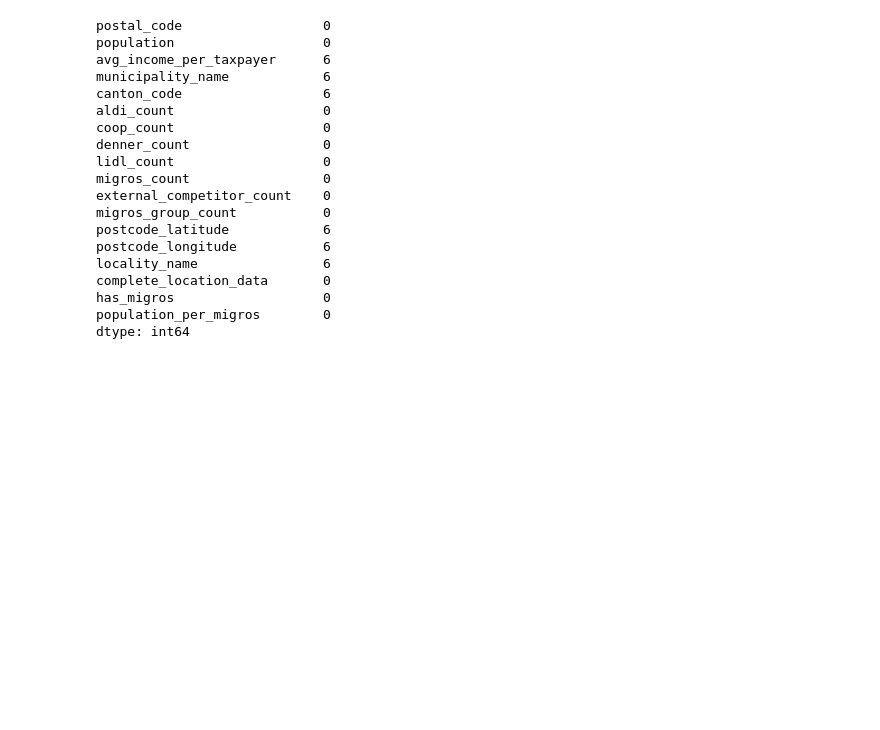
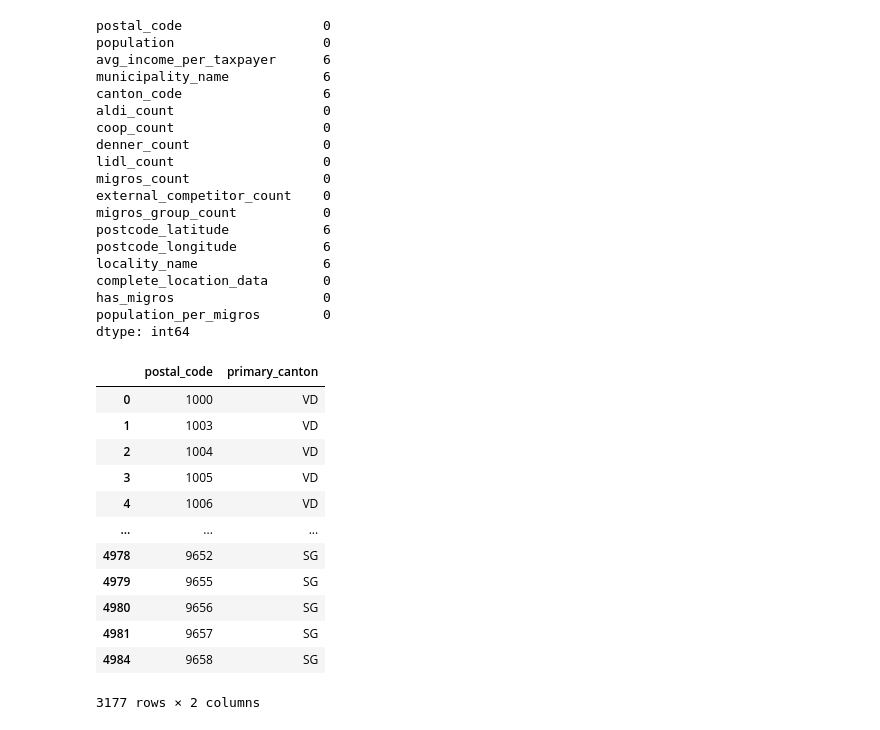
Before and after one commit to laravich/migros-store-location-analysis, a Jupyter notebook: 06_data_integration.ipynb, the cells around one changed output. Saved outputs shown, nothing was run; the diff lists cells and outputs as text; code cells hidden in the pictures; blank space fills up the shorter version.

```diff
--- a/06_data_integration.ipynb
+++ b/06_data_integration.ipynb
@@ -664,3 +664,22 @@ complete_location_data       0
 has_migros                   0
 population_per_migros        0
 dtype: int64
+# %%
+# creating a primary cantons column for later analysis
+primary_canton_df = postcode_municipality_df.dropna(subset=["canton_code"]).sort_values(["postal_code", "weight_pct"], ascending=[True, False]).drop_duplicates("postal_code")[["postal_code", "canton_code"]]
+primary_canton_df = primary_canton_df.rename(columns={"canton_code": "primary_canton"})
+primary_canton_df
+# %% [output]
+|  | postal_code | primary_canton |
+| 0 | 1000 | VD |
+| 1 | 1003 | VD |
+| 2 | 1004 | VD |
+| 3 | 1005 | VD |
+| 4 | 1006 | VD |
+| ... | ... | ... |
+| 4978 | 9652 | SG |
+| 4979 | 9655 | SG |
+| 4980 | 9656 | SG |
+| 4981 | 9657 | SG |
+| 4984 | 9658 | SG |
+3177 rows × 2 columns
```
Also changed, not shown: parts of 4 cells of this notebook.
